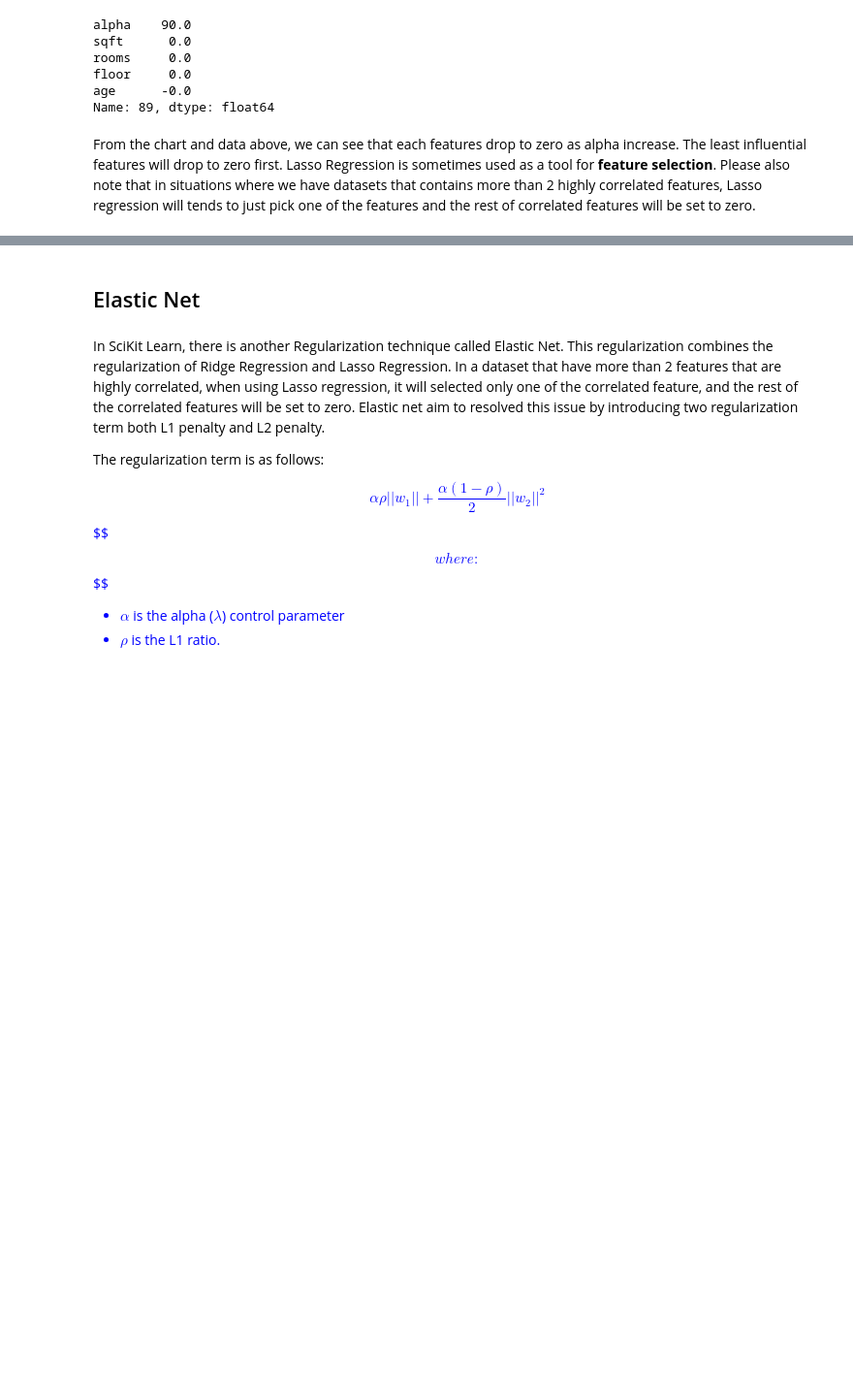
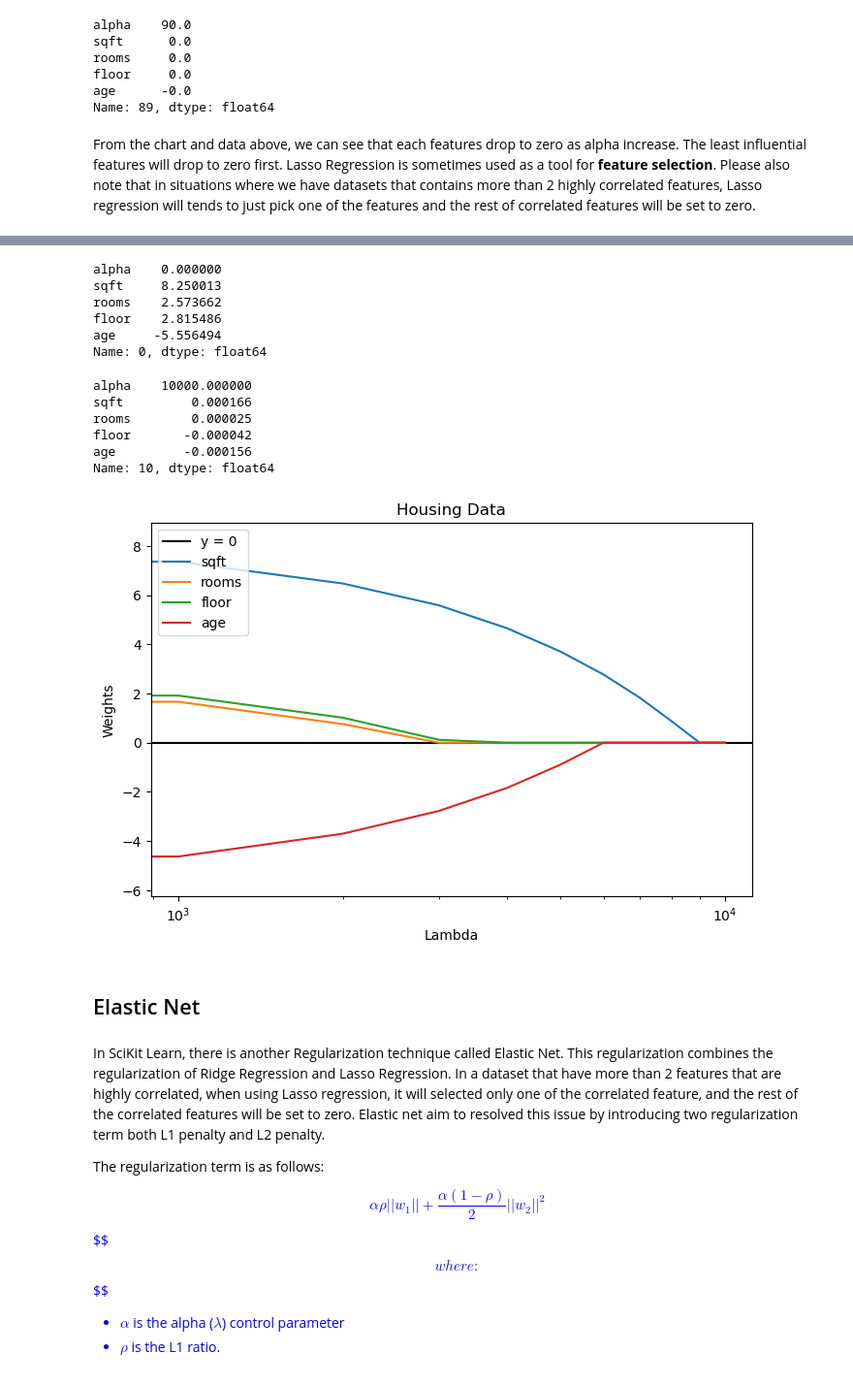
Before and after one commit to mlnotes2718/Introduction-Machine-Learning, a Jupyter notebook: ML Master Notes 15 - Regularization with SciKit Learn.ipynb, the cells around one changed output, grey strips where cells are left out. Shown: that part at 97% size. Saved outputs shown, nothing was run; the diff lists cells and outputs as text; code cells hidden in the pictures; blank space fills up the shorter version.

```diff
--- a/ML Master Notes 15 - Regularization with SciKit Learn.ipynb
+++ b/ML Master Notes 15 - Regularization with SciKit Learn.ipynb
@@ -1158,0 +1538,3 @@ From the chart and data above, we can see that each features drop to zero as alp
+# %%
+std_scaler2 = StandardScaler()
+X3_norm = std_scaler2.fit_transform(X3_train)
@@ -1158,0 +1555,3 @@ From the chart and data above, we can see that each features drop to zero as alp
+# %%
+coef2, b2, _, _, _ = compute_gradient_descent_regu_lasso_beta(X3_norm, y3_train, iterations=200000, init_b=0., init_w = None,
+                                                            alpha=0.000001, reguLambda = 10000)
@@ -1158,0 +1562,10 @@ From the chart and data above, we can see that each features drop to zero as alp
+# %%
+weights2 = None
+for regu_lambda in range(0,11000,1000):
+    coef2, b2, _, _, _ = compute_gradient_descent_regu_lasso_beta(X3_norm, y3_train, iterations=100000, init_b=0., init_w = None,
+                                                            alpha=0.000001, reguLambda = regu_lambda)
+    coef2 = np.insert(coef2,0,regu_lambda)
+    if weights2 is None:
+        weights2 = np.array(coef2).reshape(1,-1)
+    else:
+        weights2 = np.vstack((weights2, coef2))
@@ -1158,0 +1590,3 @@ From the chart and data above, we can see that each features drop to zero as alp
+# %%
+weights2 = pd.DataFrame(weights2, columns = ['alpha','sqft', 'rooms', 'floor', 'age'])
+weights2.head()
@@ -1159,3 +1600,35 @@ From the chart and data above, we can see that each features drop to zero as alp
+# %%
+weights2.iloc[0]
+# %% [output]
+alpha    0.000000
+sqft     8.250013
+rooms    2.573662
+floor    2.815486
+age     -5.556494
+Name: 0, dtype: float64
+# %%
+weights2.iloc[-1]
+# %% [output]
+alpha    10000.000000
+sqft         0.000166
+rooms        0.000025
+floor       -0.000042
+age         -0.000156
+Name: 10, dtype: float64
+# %%
+plt.close('all')
+fig, (ax1) = plt.subplots(1, 1, figsize=(8, 5))
+ax1.axhline(y=0, c='black', label=str('y = 0'))
+for f in ['sqft', 'rooms', 'floor', 'age']:
+    ax1.plot(weights2['alpha'], weights2[f], label=str(f))
+ax1.set_title('Housing Data')
+ax1.set_xscale("log")
+ax1.set_xlabel('Lambda')
+ax1.set_ylabel('Weights')
+ax1.legend(loc="upper left")
+plt.show()
+# %% [output]
+[figure, added]
 # %% [markdown]
 ## Elastic Net
 # %% [markdown]
```
Also changed, not shown: parts of 43 cells of this notebook, 6 other files.
